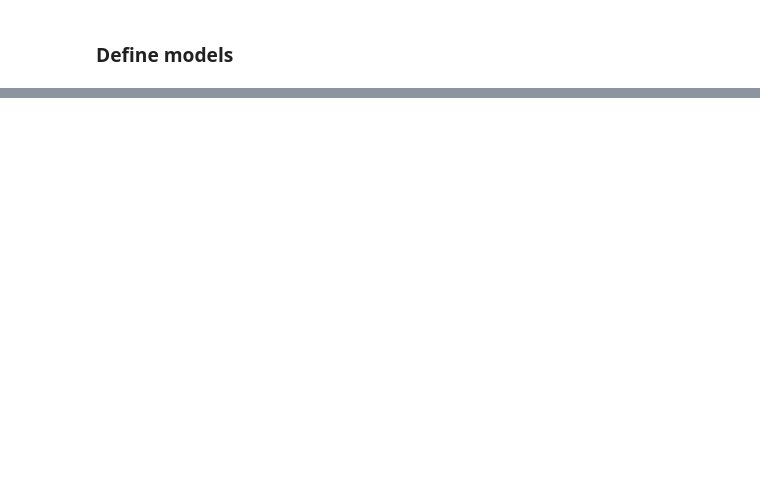
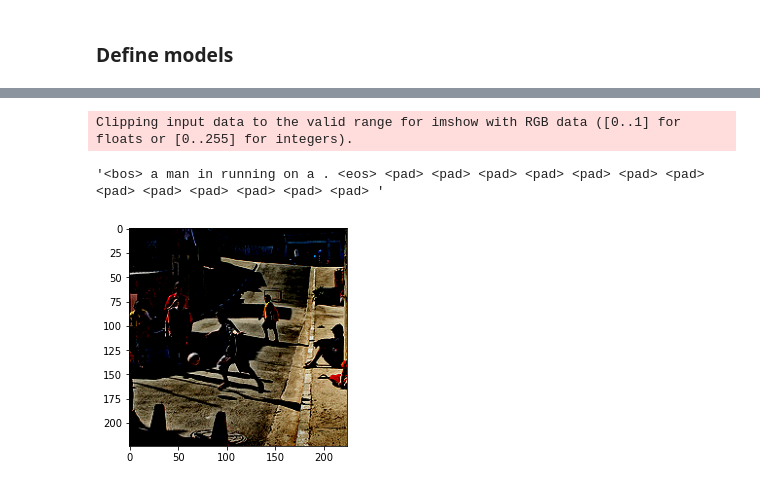
Before and after one commit to SimonLuder/FHNW_deep_learning_FS22, a Jupyter notebook: mini-challenges/mc2_image_captioning/mc2_main_notebook.ipynb, the cells around one changed output, grey strips where cells are left out. Drawn from its saved outputs; the diff is of its cells as text; code cells hidden in the pictures; blank space fills up the shorter version.

```diff
--- a/mini-challenges/mc2_image_captioning/mc2_main_notebook.ipynb
+++ b/mini-challenges/mc2_image_captioning/mc2_main_notebook.ipynb
@@ -479,0 +584,9 @@ model.caption_images(vocab)
+# %%
+idx = 4
+cap = "".join([vocab.itos[outputs[idx][i].argmax().item()] + " " for i in range(len(outputs[0]))])
+plt.imshow(  imgs[idx].permute(1, 2, 0)  )
+cap
+# %% [output]
+Clipping input data to the valid range for imshow with RGB data ([0..1] for floats or [0..255] for integers).
+'<bos> a man in running on a . <eos> <pad> <pad> <pad> <pad> <pad> <pad> <pad> <pad> <pad> <pad> <pad> <pad> <pad> '
+[figure, added]
```
Also changed, not shown: parts of 25 cells of this notebook.
